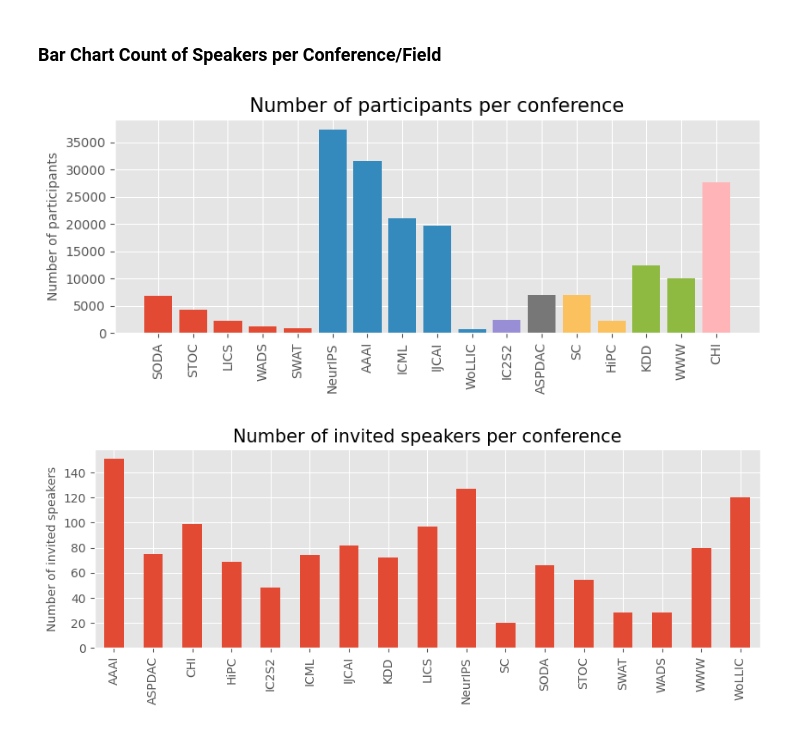
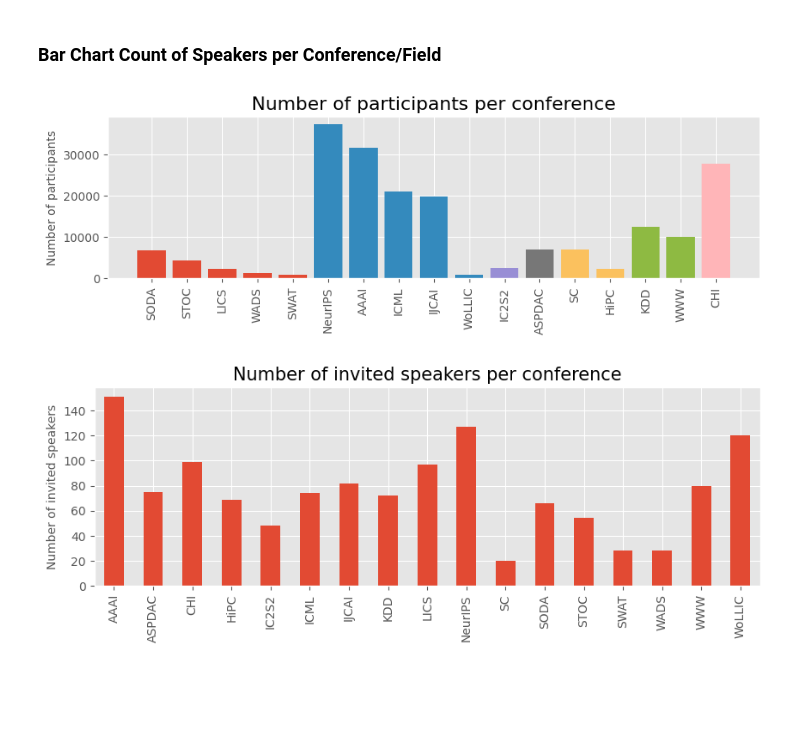
Before and after one commit to mariespedersen/Thesis_github, a Jupyter notebook: Descriptive_Analysis.ipynb, the cells around one changed output. Cells and saved outputs as stored; diff of their text form; code cells hidden in the pictures; blank space fills up the shorter version.

```diff
--- a/Descriptive_Analysis.ipynb
+++ b/Descriptive_Analysis.ipynb
@@ -40,30 +35,30 @@ female ratio for proceedings 0.20898796740615913
 # %%
 grouped = df_proceedings.groupby(['Main Topic', 'Conference (short)']).count()['Full name'].reset_index(name = "count" ).sort_values(by=['Main Topic','count'], ascending=[True,False])
 
 unique_topics = sorted(df['Main Topic'].unique())
 # Create a list of colors corresponding to each unique value in the 'Main Topic' column
 # colors = plt.cm.get_cmap('tab20')(np.linspace(0, 1, len(unique_topics)))
 colors = ['C0', 'C1', 'C2','C3','C4','C5','C6']
 
 plt.style.use('ggplot')
-plt.figure(figsize=(9, 3))
+plt.figure(figsize=(10, 2.5))
 for i, topic in enumerate(unique_topics):
 
     subset = grouped[grouped['Main Topic'] == topic]
     plt.bar(subset['Conference (short)'], subset['count'], color=colors[i], label=topic)
 
 plt.xticks(rotation=90)
 plt.ylabel('Number of participants', fontsize=10)
-plt.title('Number of participants per conference', fontsize=15)
+plt.title('Number of participants per conference', fontsize=16)
 
 
 # Move the legend outside the plot box
-# plt.legend(bbox_to_anchor=(1.05, 1), loc='upper left')
+# plt.legend(loc='lower center',bbox_to_anchor=(0.5, -1))
 
 
 plt.show()
 # %% [output]
-[figure, old version]
+[figure, new version]
 # %%
 df_invited['Conference (short)'].value_counts().sort_index().plot(kind='bar',figsize=(10,3))
 plt.ylabel('Number of invited speakers', fontsize=10)
```
Also changed, not shown: parts of 5 cells of this notebook, 1 other file.
